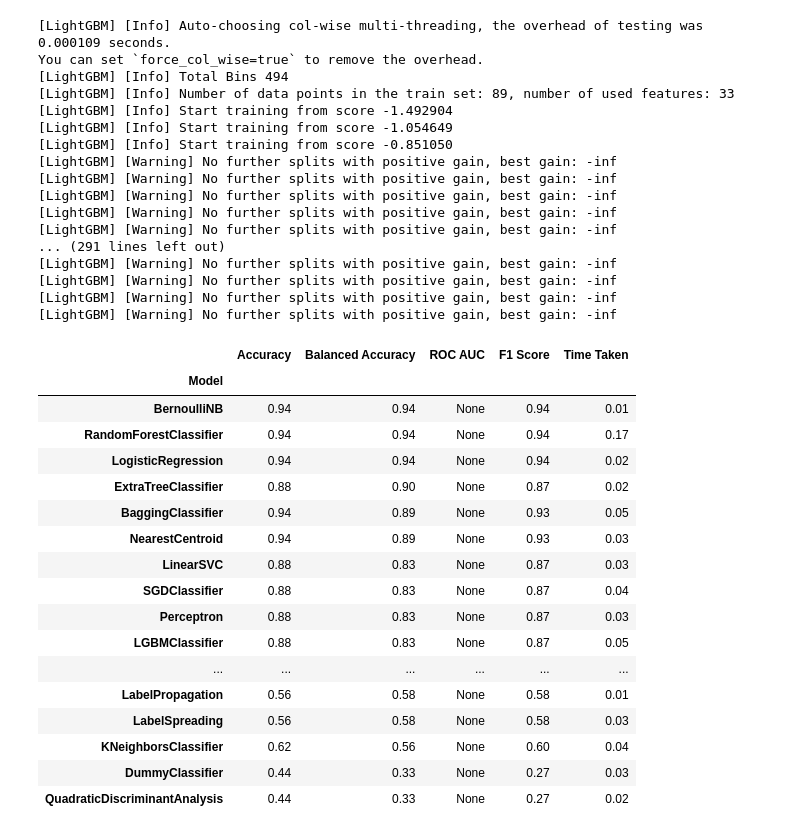
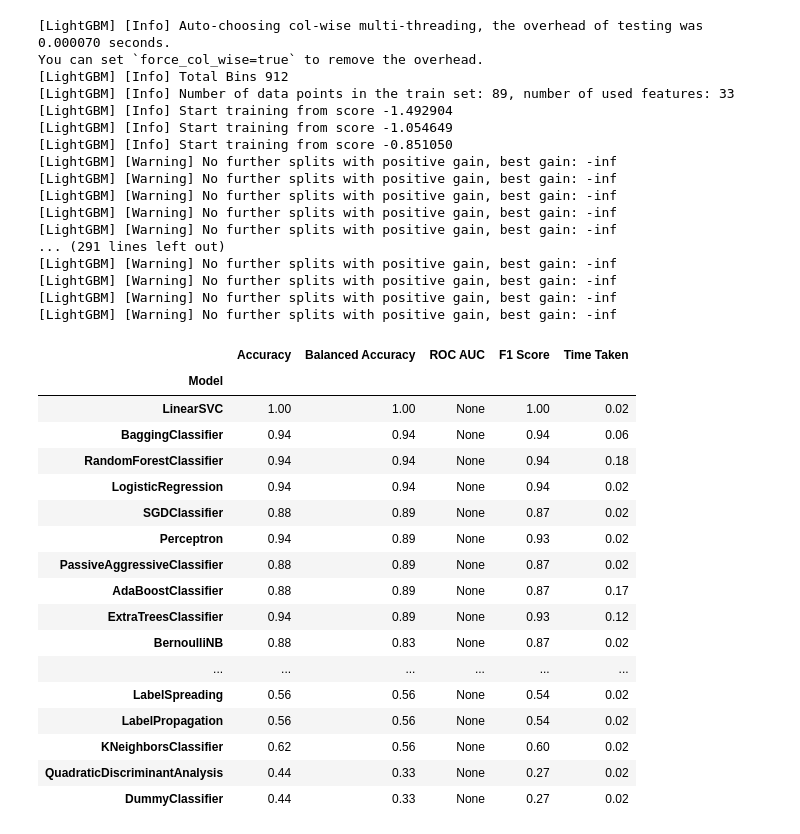
Before and after one commit to ML-DM-project/football-predict, a Jupyter notebook: Huy_feature_selection.ipynb, the cells around one changed output. Drawn from its saved outputs; the diff is of its cells as text; code cells hidden in the pictures.

Commit message:
add more scaler to wrapper

```diff
--- a/Huy_feature_selection.ipynb
+++ b/Huy_feature_selection.ipynb
@@ -77,49 +77,49 @@ list_column = ['id', 'previousHomeWin', 'previousAwayWin', 'previousDraw',
        'awayExpectedAssist', 'homeBallPosession', 'homeCorner', 'awayCorner',
        'homeOffside', 'awayOffside', 'homeFoul', 'awayFoul',
        'homeGoalSave', 'awayGoalSave', 'homeGoalPrevented',
        'awayGoalPrevented',
        'homePossesionLost', 'awayPossesionLost', 'homeDuelWon', 'awayDuelWon',
        'homeAerialWon', 'awayAerialWon', 'homeTackle', 'awayTackle',
        'homeInterception', 'awayInterception', 'homeClearance',
        'awayClearance', 'homeTeamId', 'awayTeamId', 'homeScorePeriod1',
        'homeScoreCurrent', 'awayScorePeriod1', 'awayScoreCurrent']
 
 
-score = lazy_feature_selection("match_all_statistic.csv", list_column, fill_na=0, scaler="standard")
+score = lazy_feature_selection("match_all_statistic.csv", list_column, fill_na=0, scaler="normal")
 score
 # %% [output]
-[LightGBM] [Info] Auto-choosing col-wise multi-threading, the overhead of testing was 0.000109 seconds.
+[LightGBM] [Info] Auto-choosing col-wise multi-threading, the overhead of testing was 0.000070 seconds.
 You can set `force_col_wise=true` to remove the overhead.
-[LightGBM] [Info] Total Bins 494
+[LightGBM] [Info] Total Bins 912
 [LightGBM] [Info] Number of data points in the train set: 89, number of used features: 33
 [LightGBM] [Info] Start training from score -1.492904
 [LightGBM] [Info] Start training from score -1.054649
 [LightGBM] [Info] Start training from score -0.851050
 [LightGBM] [Warning] No further splits with positive gain, best gain: -inf
 [LightGBM] [Warning] No further splits with positive gain, best gain: -inf
 [LightGBM] [Warning] No further splits with positive gain, best gain: -inf
 [LightGBM] [Warning] No further splits with positive gain, best gain: -inf
 [LightGBM] [Warning] No further splits with positive gain, best gain: -inf
 ... (291 lines left out)
 [LightGBM] [Warning] No further splits with positive gain, best gain: -inf
 [LightGBM] [Warning] No further splits with positive gain, best gain: -inf
 [LightGBM] [Warning] No further splits with positive gain, best gain: -inf
 [LightGBM] [Warning] No further splits with positive gain, best gain: -inf
 |  | Accuracy | Balanced Accuracy | ROC AUC | F1 Score | Time Taken |
 | Model |  |  |  |  |  |
-| BernoulliNB | 0.94 | 0.94 | None | 0.94 | 0.01 |
-| RandomForestClassifier | 0.94 | 0.94 | None | 0.94 | 0.17 |
+| LinearSVC | 1.00 | 1.00 | None | 1.00 | 0.02 |
+| BaggingClassifier | 0.94 | 0.94 | None | 0.94 | 0.06 |
+| RandomForestClassifier | 0.94 | 0.94 | None | 0.94 | 0.18 |
 | LogisticRegression | 0.94 | 0.94 | None | 0.94 | 0.02 |
-| ExtraTreeClassifier | 0.88 | 0.90 | None | 0.87 | 0.02 |
-| BaggingClassifier | 0.94 | 0.89 | None | 0.93 | 0.05 |
-| NearestCentroid | 0.94 | 0.89 | None | 0.93 | 0.03 |
-| LinearSVC | 0.88 | 0.83 | None | 0.87 | 0.03 |
-| SGDClassifier | 0.88 | 0.83 | None | 0.87 | 0.04 |
-| Perceptron | 0.88 | 0.83 | None | 0.87 | 0.03 |
-| LGBMClassifier | 0.88 | 0.83 | None | 0.87 | 0.05 |
+| SGDClassifier | 0.88 | 0.89 | None | 0.87 | 0.02 |
+| Perceptron | 0.94 | 0.89 | None | 0.93 | 0.02 |
+| PassiveAggressiveClassifier | 0.88 | 0.89 | None | 0.87 | 0.02 |
+| AdaBoostClassifier | 0.88 | 0.89 | None | 0.87 | 0.17 |
+| ExtraTreesClassifier | 0.94 | 0.89 | None | 0.93 | 0.12 |
+| BernoulliNB | 0.88 | 0.83 | None | 0.87 | 0.02 |
 | ... | ... | ... | ... | ... | ... |
-| LabelPropagation | 0.56 | 0.58 | None | 0.58 | 0.01 |
-| LabelSpreading | 0.56 | 0.58 | None | 0.58 | 0.03 |
-| KNeighborsClassifier | 0.62 | 0.56 | None | 0.60 | 0.04 |
-| DummyClassifier | 0.44 | 0.33 | None | 0.27 | 0.03 |
+| LabelSpreading | 0.56 | 0.56 | None | 0.54 | 0.02 |
+| LabelPropagation | 0.56 | 0.56 | None | 0.54 | 0.02 |
+| KNeighborsClassifier | 0.62 | 0.56 | None | 0.60 | 0.02 |
 | QuadraticDiscriminantAnalysis | 0.44 | 0.33 | None | 0.27 | 0.02 |
+| DummyClassifier | 0.44 | 0.33 | None | 0.27 | 0.02 |
```
Also changed, not shown: parts of 1 cell of this notebook, 1 other file.
